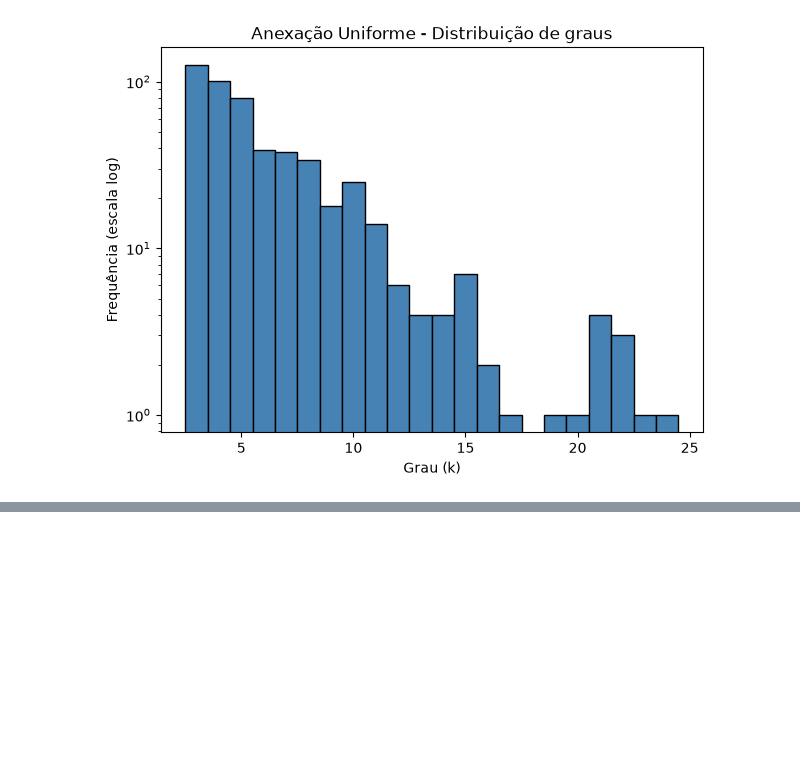
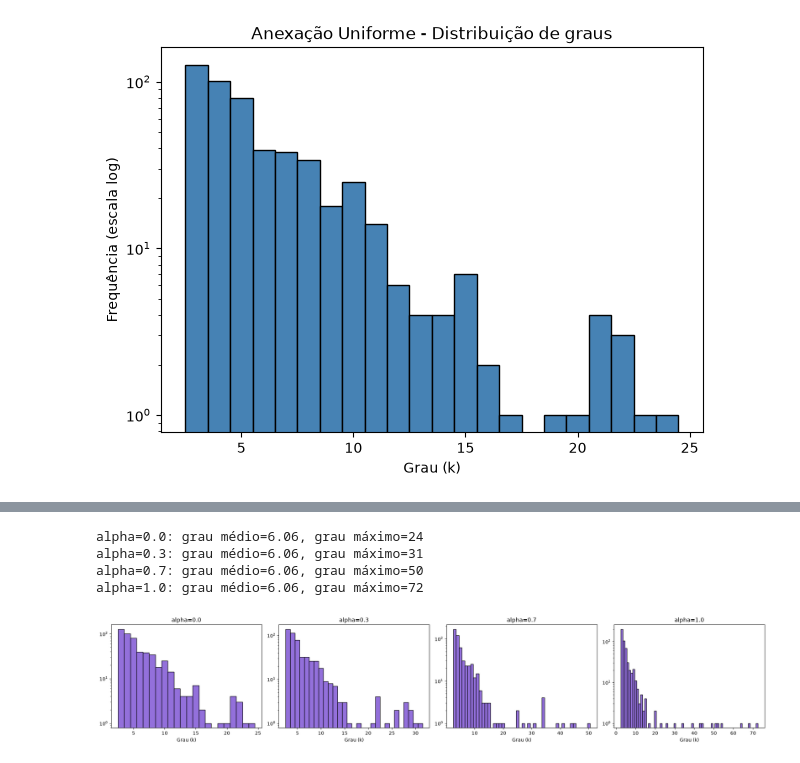
Before and after one commit to davialbuquerquerocha/EMAp.modelagem, a Jupyter notebook: parte1.ipynb, the cells around one changed output, grey strips where cells are left out. Drawn from its saved outputs; the diff is of its cells as text; code cells hidden in the pictures; blank space fills up the shorter version.

```diff
--- a/parte1.ipynb
+++ b/parte1.ipynb
@@ -767,0 +879,25 @@ plt.show()
+# %%
+
+resultados_alpha = {}
+for alpha in [0.0, 0.3, 0.7, 1.0]:
+    G_price = gerar_modelo_price(G0, n_novos_nos=500, m=3, alpha=alpha, seed=42)
+    graus = [g for _, g in G_price.degree()]
+    resultados_alpha[alpha] = graus
+    print(f"alpha={alpha}: grau médio={np.mean(graus):.2f}, grau máximo={max(graus)}")
+
+fig, axs = plt.subplots(1, 4, figsize=(20, 4))
+for ax, alpha in zip(axs, [0.0, 0.3, 0.7, 1.0]):
+    graus = resultados_alpha[alpha]
+    bins = np.arange(min(graus), max(graus)+2) - 0.5
+    ax.hist(graus, bins=bins, color="mediumpurple", edgecolor="black")
+    ax.set_yscale("log")
+    ax.set_title(f"alpha={alpha}")
+    ax.set_xlabel("Grau (k)")
+plt.tight_layout()
+plt.show()
+# %% [output]
+alpha=0.0: grau médio=6.06, grau máximo=24
+alpha=0.3: grau médio=6.06, grau máximo=31
+alpha=0.7: grau médio=6.06, grau máximo=50
+alpha=1.0: grau médio=6.06, grau máximo=72
+[figure, added]
```
Also changed, not shown: parts of 11 cells of this notebook.
